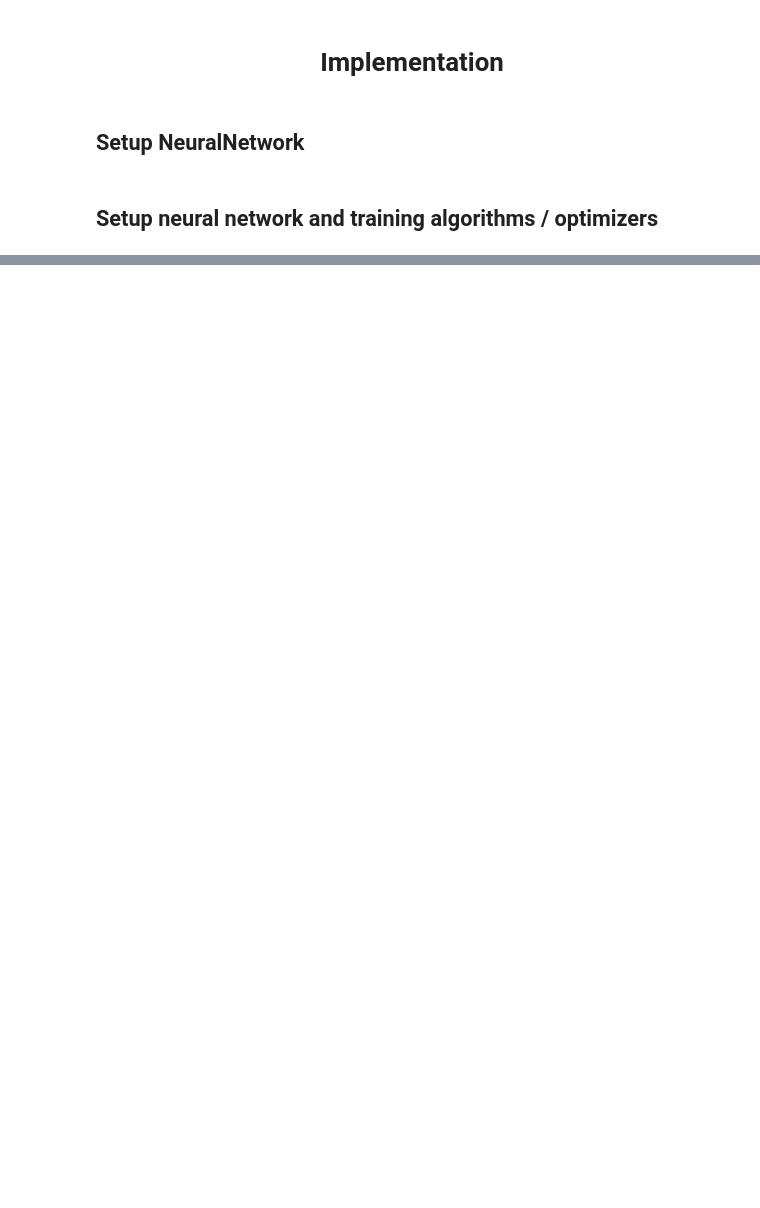
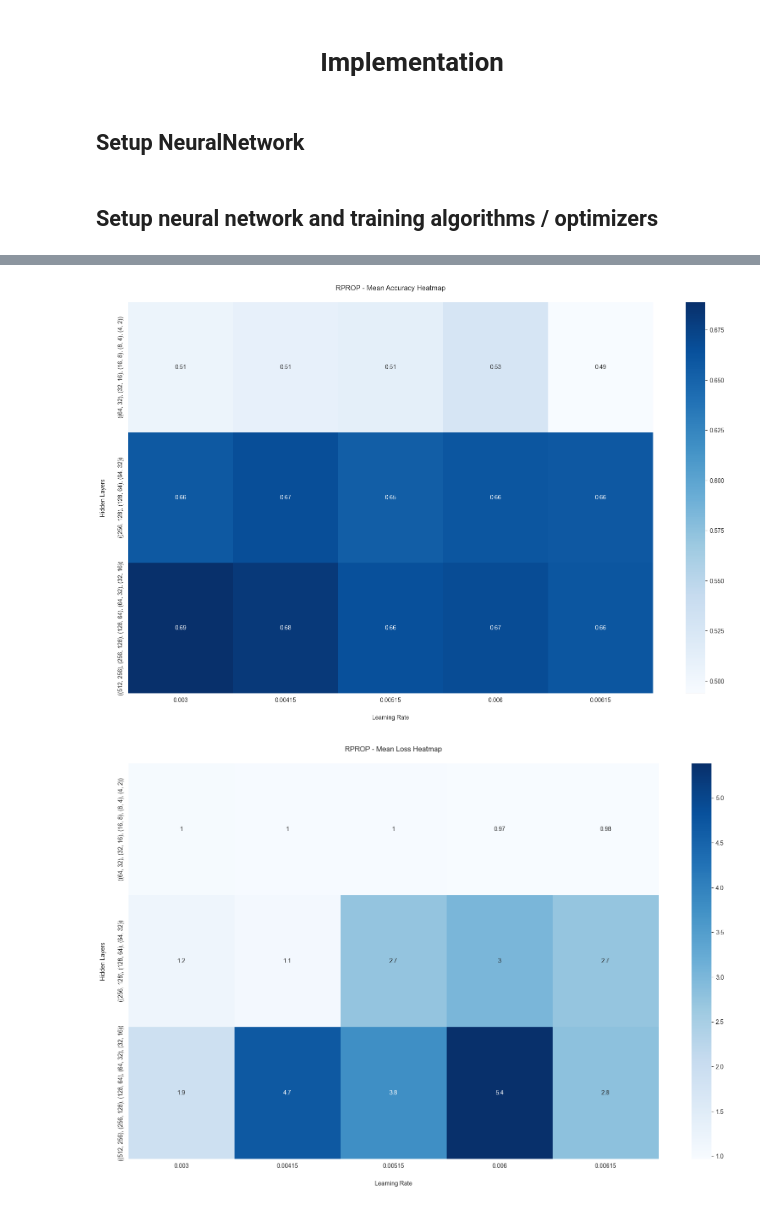
Before and after one commit to idzingirai/hybrid-learning-in-neural-networks-for-almond-classification, a Jupyter notebook: notebook/u20536951.ipynb, the cells around one changed output, grey strips where cells are left out. Cells and saved outputs as stored; diff of their text form; code cells hidden in the pictures; blank space fills up the shorter version.

```diff
--- a/notebook/u20536951.ipynb
+++ b/notebook/u20536951.ipynb
@@ -638,13 +700,23 @@ def grid_search(
 # %%
-grid_search(
-    seed=999,
-    num_of_splits=5,
-    param_grid={
-        'learning_rate': [0.003, 0.00415, 0.00515, 0.006, 0.00615],
-        'hidden_layers': [[(512, 256), (256, 128), (128, 64), (64,32), (32, 16)]]
-    },
-    num_of_epoches=100,
-    optimizer_name='sgd',
-    optimizer_momentum=0.5
-)
+optimizer_names = ['rprop', 'sgd', 'adam', 'rmsprop']
+
+for optimizer_name in optimizer_names:
+    print('===' * 3 + f'PERFORMING GRID SEARCH FOR OPTIMIZER {optimizer_name.upper()}' + '===' * 3)
+
+    grid_search(
+        seed=999,
+        num_of_splits=5,
+        param_grid={
+            'learning_rate': [0.003, 0.00415, 0.00515, 0.006, 0.00615],
+            'hidden_layers': [
+                [(512, 256), (256, 128), (128, 64), (64, 32), (32, 16)],
+                [(256, 128), (128, 64), (64, 32)],
+                [(64, 32), (32, 16), (16, 8), (8, 4), (4, 2)]
+            ],
+        },
+        num_of_epoches=250,
+        optimizer_name=optimizer_name,
+        optimizer_momentum=0.5
+    )
+    print('=' * 60 + '\n')
 # %% [output]
@@ -667,0 +740,2 @@ Validation Loss: 1.0055, Validation Accuracy: 0.7750
+[figure, added]
+[figure, added]
```
Also changed, not shown: parts of 14 cells of this notebook, 14 other files.
